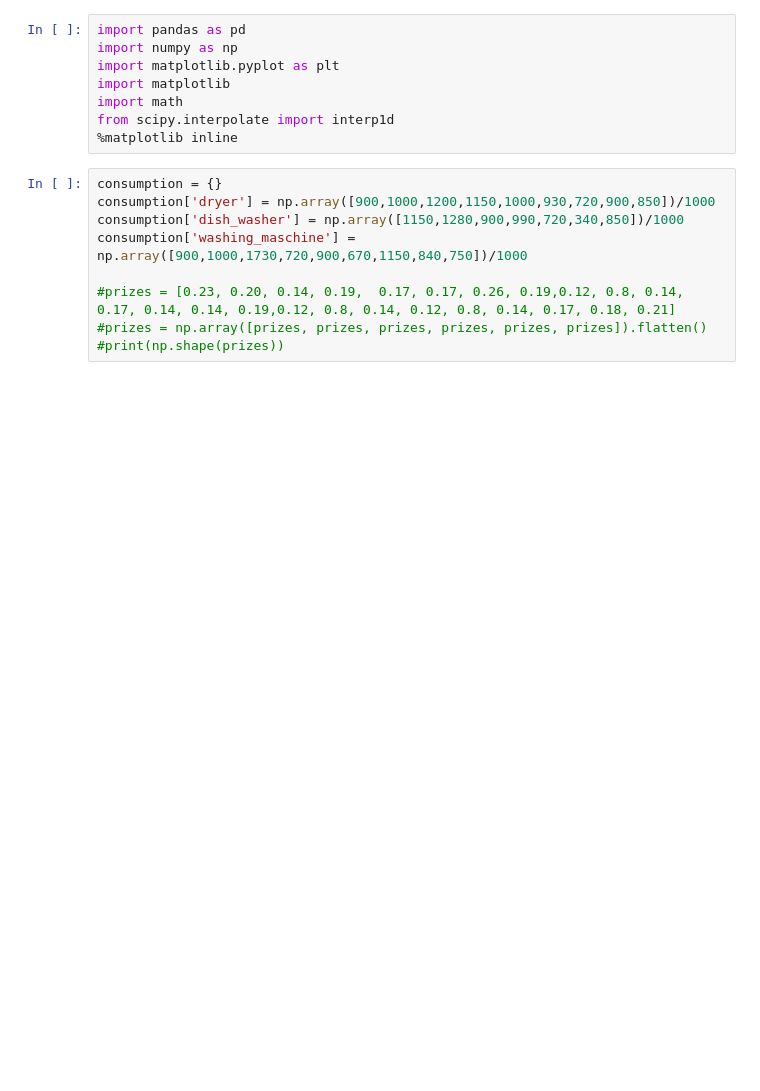
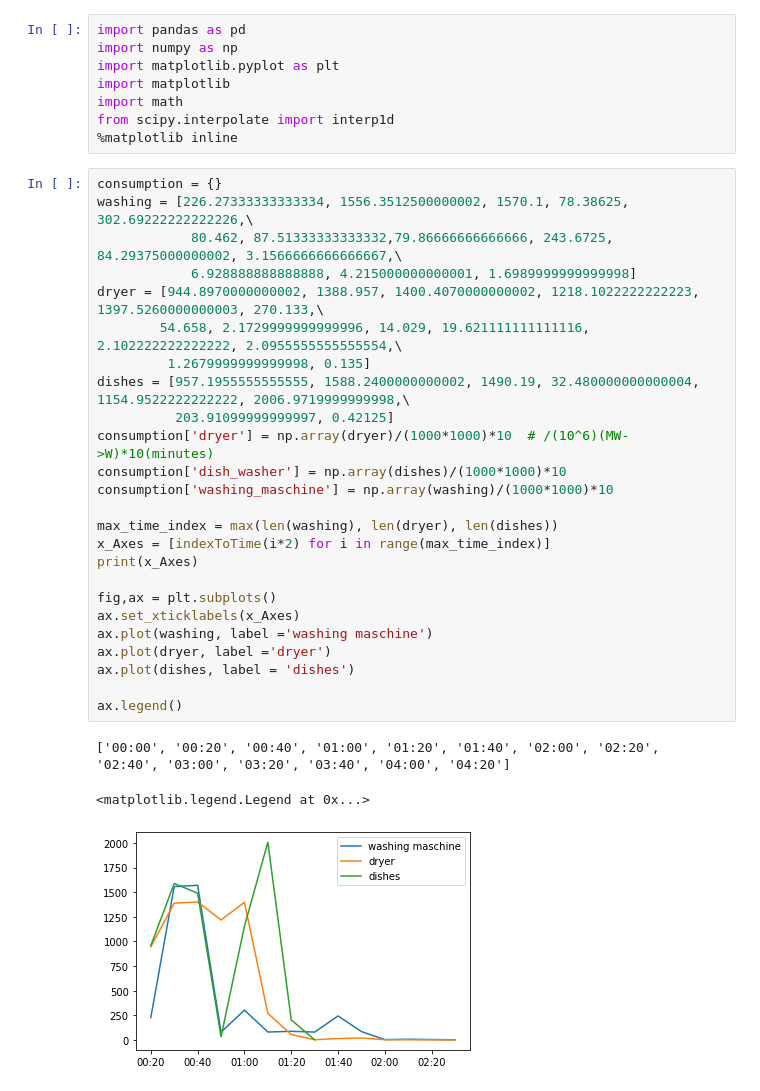
Before and after one commit to LukasPoque/mission_zero, a Jupyter notebook: eco_flex.ipynb, the cells around one changed output. Drawn from its saved outputs; the diff is of its cells as text; blank space fills up the shorter version.

```diff
--- a/eco_flex.ipynb
+++ b/eco_flex.ipynb
@@ -6,13 +6,33 @@ import matplotlib
 import math
 from scipy.interpolate import interp1d
 %matplotlib inline
-# %%
-consumption = {}
-consumption['dryer'] = np.array([900,1000,1200,1150,1000,930,720,900,850])/1000
-consumption['dish_washer'] = np.array([1150,1280,900,990,720,340,850])/1000
-consumption['washing_maschine'] = np.array([900,1000,1730,720,900,670,1150,840,750])/1000
-
-#prizes = [0.23, 0.20, 0.14, 0.19,  0.17, 0.17, 0.26, 0.19,0.12, 0.8, 0.14, 0.17, 0.14, 0.14, 0.19,0.12, 0.8, 0.14, 0.12, 0.8, 0.14, 0.17, 0.18, 0.21]
-#prizes = np.array([prizes, prizes, prizes, prizes, prizes, prizes]).flatten()
-#print(np.shape(prizes))
+# %%
+consumption = {}
+washing = [226.27333333333334, 1556.3512500000002, 1570.1, 78.38625, 302.69222222222226,\
+            80.462, 87.51333333333332,79.86666666666666, 243.6725, 84.29375000000002, 3.1566666666666667,\
+            6.928888888888888, 4.215000000000001, 1.6989999999999998]
+dryer = [944.8970000000002, 1388.957, 1400.4070000000002, 1218.1022222222223, 1397.5260000000003, 270.133,\
+        54.658, 2.1729999999999996, 14.029, 19.621111111111116, 2.102222222222222, 2.0955555555555554,\
+         1.2679999999999998, 0.135]
+dishes = [957.1955555555555, 1588.2400000000002, 1490.19, 32.480000000000004, 1154.9522222222222, 2006.9719999999998,\
+          203.91099999999997, 0.42125]
+consumption['dryer'] = np.array(dryer)/(1000*1000)*10  # /(10^6)(MW->W)*10(minutes)
+consumption['dish_washer'] = np.array(dishes)/(1000*1000)*10
+consumption['washing_maschine'] = np.array(washing)/(1000*1000)*10
+
+max_time_index = max(len(washing), len(dryer), len(dishes))
+x_Axes = [indexToTime(i*2) for i in range(max_time_index)]
+print(x_Axes)
+
+fig,ax = plt.subplots()
+ax.set_xticklabels(x_Axes)
+ax.plot(washing, label ='washing maschine')
+ax.plot(dryer, label ='dryer')
+ax.plot(dishes, label = 'dishes')
+
+ax.legend()
+# %% [output]
+['00:00', '00:20', '00:40', '01:00', '01:20', '01:40', '02:00', '02:20', '02:40', '03:00', '03:20', '03:40', '04:00', '04:20']
+<matplotlib.legend.Legend at 0x...>
+[figure, added]
 # %%
```
Also changed, not shown: parts of 3 cells of this notebook.
